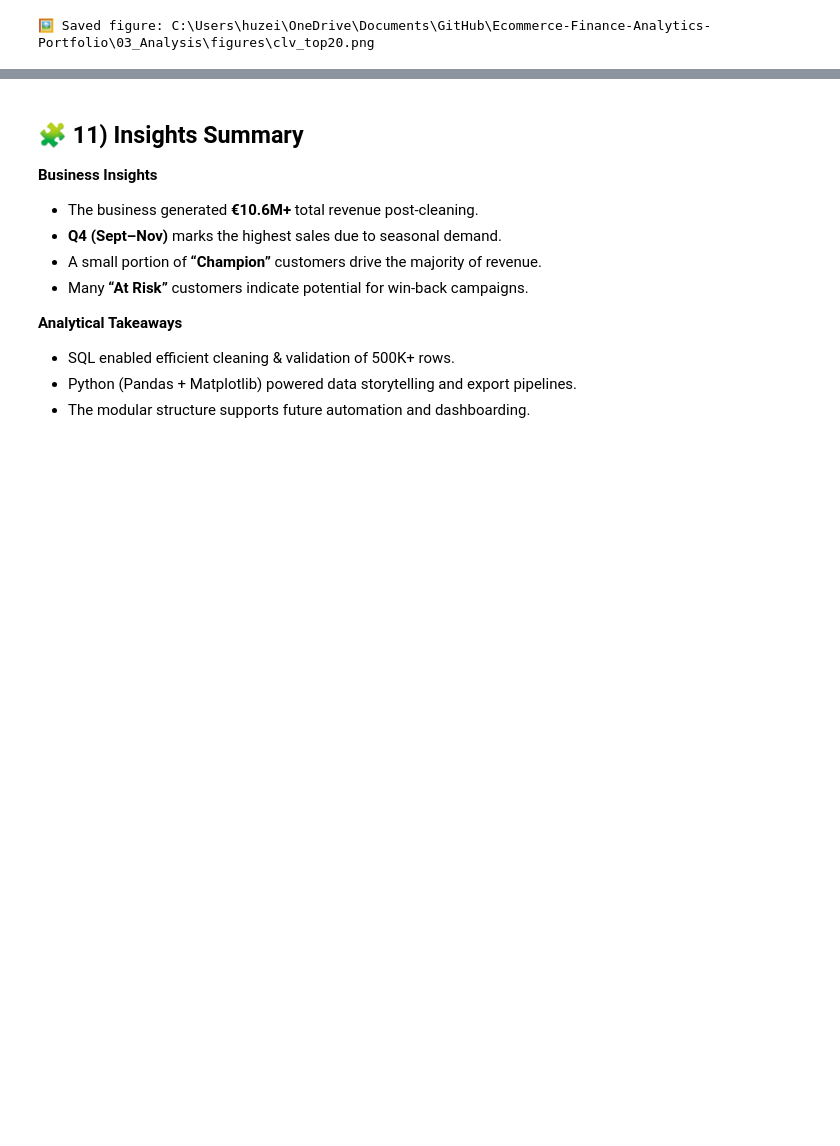
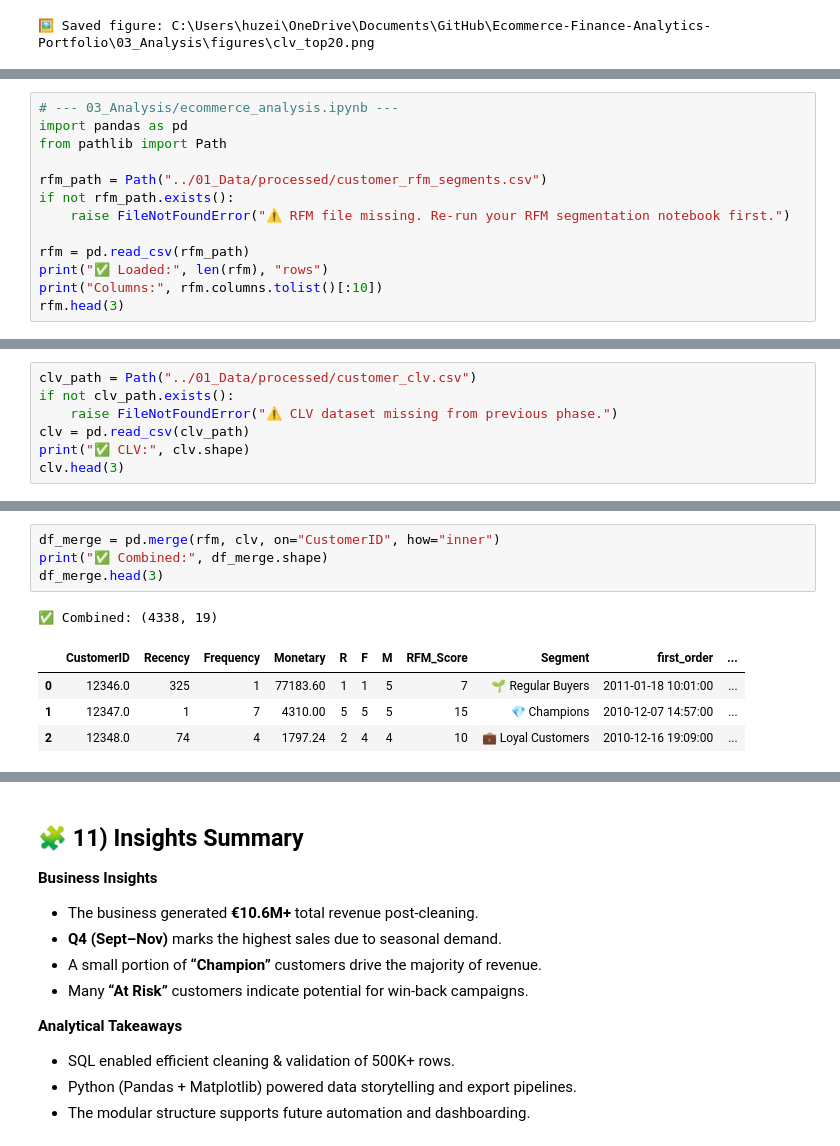
Before and after one commit to HuzeifKhan/Ecommerce-Finance-Analytics-Portfolio, a Jupyter notebook: 03_Analysis/ecommerce_analysis.ipynb, the cells around one changed output, grey strips where cells are left out. Drawn from its saved outputs; the diff is of its cells as text; blank space fills up the shorter version.

```diff
--- a/03_Analysis/ecommerce_analysis.ipynb
+++ b/03_Analysis/ecommerce_analysis.ipynb
@@ -1175,0 +1178,13 @@ print("🖼️ Saved figure:", CLV_PNG)
+# %%
+# --- 03_Analysis/ecommerce_analysis.ipynb ---
+import pandas as pd
+from pathlib import Path
+
+rfm_path = Path("../01_Data/processed/customer_rfm_segments.csv")
+if not rfm_path.exists():
+    raise FileNotFoundError("⚠️ RFM file missing. Re-run your RFM segmentation notebook first.")
+
+rfm = pd.read_csv(rfm_path)
+print("✅ Loaded:", len(rfm), "rows")
+print("Columns:", rfm.columns.tolist()[:10])
+rfm.head(3)
@@ -1175,0 +1220,7 @@ print("🖼️ Saved figure:", CLV_PNG)
+# %%
+clv_path = Path("../01_Data/processed/customer_clv.csv")
+if not clv_path.exists():
+    raise FileNotFoundError("⚠️ CLV dataset missing from previous phase.")
+clv = pd.read_csv(clv_path)
+print("✅ CLV:", clv.shape)
+clv.head(3)
@@ -1175,0 +1233,10 @@ print("🖼️ Saved figure:", CLV_PNG)
+# %%
+df_merge = pd.merge(rfm, clv, on="CustomerID", how="inner")
+print("✅ Combined:", df_merge.shape)
+df_merge.head(3)
+# %% [output]
+✅ Combined: (4338, 19)
+|  | CustomerID | Recency | Frequency | Monetary | R | F | M | RFM_Score | Segment | first_order | ... |
+| 0 | 12346.0 | 325 | 1 | 77183.60 | 1 | 1 | 5 | 7 | 🌱 Regular Buyers | 2011-01-18 10:01:00 | ... |
+| 1 | 12347.0 | 1 | 7 | 4310.00 | 5 | 5 | 5 | 15 | 💎 Champions | 2010-12-07 14:57:00 | ... |
+| 2 | 12348.0 | 74 | 4 | 1797.24 | 2 | 4 | 4 | 10 | 💼 Loyal Customers | 2010-12-16 19:09:00 | ... |
```
Also changed, not shown: parts of 12 cells of this notebook, 4 other files.
